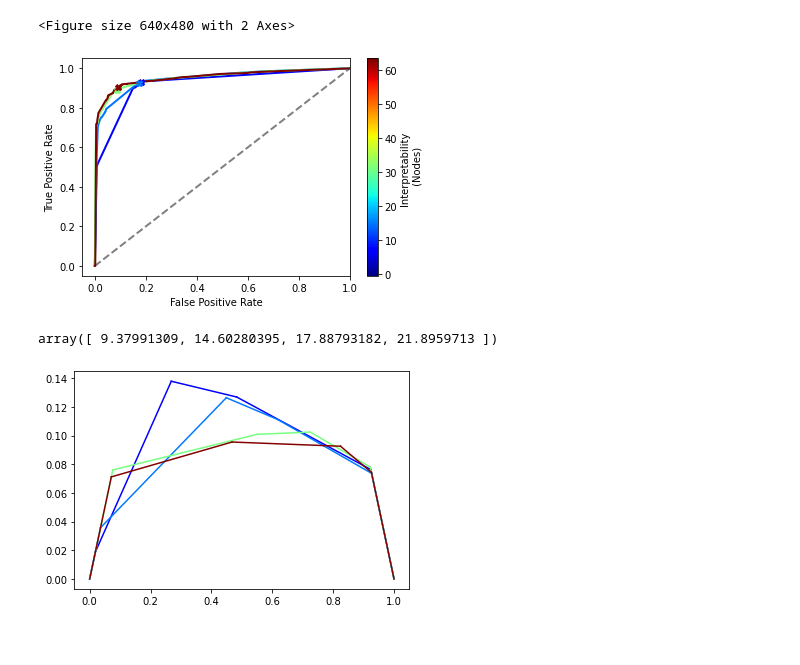
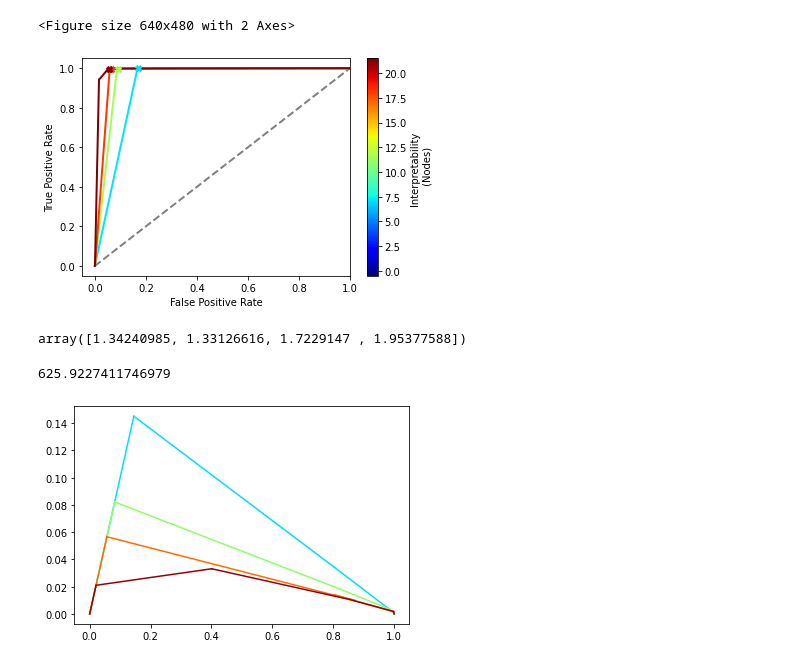
Before and after one commit to Without-wax/Source, a Jupyter notebook: Classifier Selection/Case Study.ipynb, the cells around one changed output. Saved outputs shown, nothing was run; the diff lists cells and outputs as text; code cells hidden in the pictures.

```diff
--- a/Classifier Selection/Case Study.ipynb
+++ b/Classifier Selection/Case Study.ipynb
@@ -185,6 +185,26 @@ plt.show()
 <Figure size 640x480 with 2 Axes>
 # %%
 y = Y_org
+lbl = 19
+feat_s = time.time()
+#Split data into training, CV and test set
+X_train, X_test, y_train, y_test = train_test_split(X_,y[lbl],test_size=0.25, random_state = 0)
+#Initialize decision tree
+clff = DecisionTreeClassifier(random_state=0)
+
+#fit decision tree on all training data and do feature selection
+clff.fit(X_train, y_train)
+model = SelectFromModel(clff, prefit=True)
+X_new = model.transform(X_train)
+X_new = pd.DataFrame(X_new)
+X_new.columns = X_train.columns[model.get_support()]
+#indices = np.argsort(clff.feature_importances_)[::-1]
+
+X_test = pd.DataFrame(X_test)
+X_test = X_test[X_train.columns[model.get_support()]]
+X_train = X_new
+select = X_test.shape[1]
+feat_f = time.time() - feat_s
 for i in list(range(2,6)):
     #initiate timer
     start[i-2] = time.time()
@@ -246,41 +266,45 @@ nValues = np.arange(int(node_count[-1]))
 normalize = mcolors.Normalize(vmin=nValues.min(), vmax=nValues.max())
 colormap = cm.jet
 #Plot figures
 plt.figure()
 #plot ROC Curve
 plt.plot([0, 1], [0, 1], color='grey', lw=2, linestyle='--')
 plt.plot(fpr[0],tpr[0],color=colormap(normalize(int(node_count[0]))),lw=2)
 plt.plot(fpr[1],tpr[1],color=colormap(normalize(int(node_count[1]))), lw=2)
 plt.plot(fpr[2],tpr[2],color=colormap(normalize(int(node_count[2]))), lw=2)
 plt.plot(fpr[3],tpr[3],color=colormap(normalize(int(node_count[3]))), lw=2)
 #Plot Ideal Operating points
 plt.plot(fprr[0],tprr[0],marker='X',color=colormap(normalize(int(node_count[0]))))
 plt.plot(fprr[1],tprr[1],marker='X',color=colormap(normalize(int(node_count[1]))))
 plt.plot(fprr[2],tprr[2],marker='X',color=colormap(normalize(int(node_count[2]))))
 plt.plot(fprr[3],tprr[3],marker='X',color=colormap(normalize(int(node_count[3]))))
 
 plt.xlim([-0.05, 1.0])
 plt.ylim([-0.05, 1.05])
 plt.xlabel('False Positive Rate')
 plt.ylabel('True Positive Rate')
 #plt.title('Receiver operating characteristic with tree depth')
 #plt.legend(loc="lower right")
 
 
 scalarmappable = cm.ScalarMappable(norm=normalize, cmap=colormap)
 scalarmappable.set_array(nValues)
 scalarmappable.set_clim(-0.5,int(node_count[-1])+0.5)
 plt.colorbar(scalarmappable).set_label("Interpretability \n (Nodes)")
-# plt.savefig('plot_name.png', dpi = 500)
+plt.savefig('ROC-17.png', dpi = 700)
 plt.show()
 # %% [output]
-[figure, old version]
+[figure, new version]
 # %%
 stop
 # %% [output]
-array([ 9.37991309, 14.60280395, 17.88793182, 21.8959713 ])
+array([1.34240985, 1.33126616, 1.7229147 , 1.95377588])
+# %%
+feat_f
+# %% [output]
+625.9227411746979
 # %%
-#Cost curves
+#Cost curves (Combination)
 # cc = 1
 
 cc_s = time.time()
@@ -334,9 +358,9 @@ cc_f = time.time() - cc_s
 # for i in range(len(E)):
 #     plt.plot(p,E[i])
 # plt.ylim(0,1)
-# plt.savefig('cont800-cc.PNG', dpi=700)
+plt.savefig('cont19-cc.PNG', dpi=700)
 # %% [output]
-[figure, old version]
+[figure, new version]
 # %%
 cc_f
 # %% [output]
```
Also changed, not shown: parts of 6 cells of this notebook.
